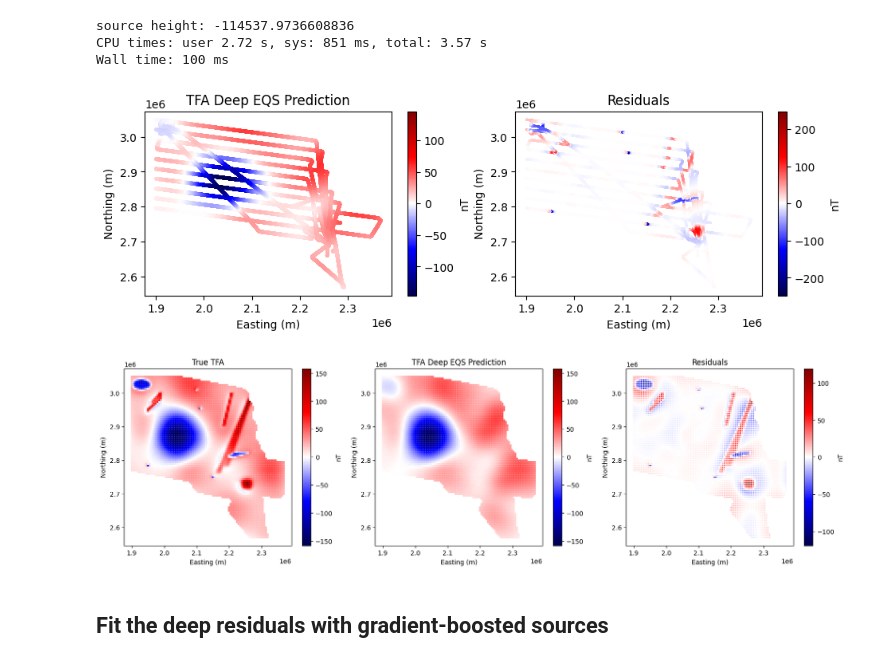
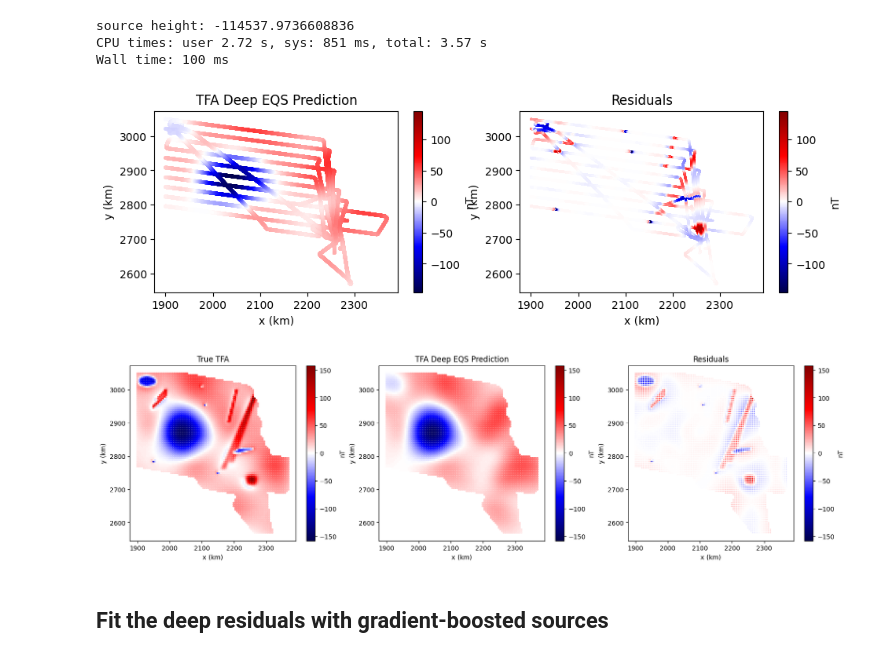
Before and after one commit to compgeolab/eqs-magnetic-dual-layer, a Jupyter notebook: code/06_icegrav_synthetic.ipynb, the cells around one changed output. Drawn from its saved outputs; the diff is of its cells as text; code cells hidden in the pictures.

```diff
--- a/code/06_icegrav_synthetic.ipynb
+++ b/code/06_icegrav_synthetic.ipynb
@@ -458,48 +463,48 @@ Wall time: 100 ms
 # %%
 plt.figure(figsize=(11,3))
 plt.subplot(1,2,1)
 scale_tfa_deep = vd.maxabs(tfa_deep)
-plt.scatter(*coordinates[:2], c=tfa_deep, cmap="seismic", s=5, vmin=-scale_tfa_deep, vmax=scale_tfa_deep)
+plt.scatter(*coordinates_km[:2], c=tfa_deep, cmap="seismic", s=5, vmin=-scale_tfa_deep, vmax=scale_tfa_deep)
 plt.title("TFA Deep EQS Prediction")
-plt.xlabel("Easting (m)")
-plt.ylabel("Northing (m)")
+plt.xlabel("x (km)")
+plt.ylabel("y (km)")
 plt.colorbar(label="nT")
 
 plt.subplot(1,2,2)
 scale_tfa_residuals = vd.maxabs(tfa_residuals)
-plt.scatter(*coordinates[:2], c=tfa_residuals, cmap="seismic", s=1, vmin=-scale_tfa_residuals, vmax=scale_tfa_residuals)
+plt.scatter(*coordinates_km[:2], c=tfa_residuals, cmap="seismic", s=1, vmin=-scale_tfa_deep, vmax=scale_tfa_deep)
 plt.title("Residuals")
-plt.xlabel("Easting (m)")
-plt.ylabel("Northing (m)")
+plt.xlabel("x (km)")
+plt.ylabel("y (km)")
 plt.colorbar(label="nT")
 plt.show()
 # %% [output]
-[figure, old version]
+[figure, new version]
 # %%
 plt.figure(figsize=(20,5))
 plt.subplot(1,3,1)
-plt.scatter(*grid_coords_masked[:2], c=true_tfa, cmap="seismic", s=5, vmin=-scale_true_tfa, vmax=scale_true_tfa)
+plt.scatter(*grid_coords_masked_km[:2], c=true_tfa, cmap="seismic", s=5, vmin=-scale_true_tfa, vmax=scale_true_tfa)
 plt.title("True TFA")
-plt.xlabel("Easting (m)")
-plt.ylabel("Northing (m)")
+plt.xlabel("x (km)")
+plt.ylabel("y (km)")
 plt.colorbar(label="nT")
 plt.subplot(1,3,2)
 # scale = vd.maxabs(tfa_deep_grid)
-plt.scatter(*grid_coords_masked[:2], c=tfa_deep_grid, cmap="seismic", s=5, vmin=-scale_true_tfa, vmax=scale_true_tfa)
+plt.scatter(*grid_coords_masked_km[:2], c=tfa_deep_grid, cmap="seismic", s=5, vmin=-scale_true_tfa, vmax=scale_true_tfa)
 plt.title("TFA Deep EQS Prediction")
-plt.xlabel("Easting (m)")
-plt.ylabel("Northing (m)")
+plt.xlabel("x (km)")
+plt.ylabel("y (km)")
 plt.colorbar(label="nT")
 plt.subplot(1,3,3)
 scale_tfa_residual_grid = vd.maxabs(tfa_residuals_grid)
-plt.scatter(*grid_coords_masked[:2], c=tfa_residuals_grid, cmap="seismic", s=1, vmin=-scale_tfa_residual_grid, vmax=scale_tfa_residual_grid)
+plt.scatter(*grid_coords_masked_km[:2], c=tfa_residuals_grid, cmap="seismic", s=1, vmin=-scale_true_tfa, vmax=scale_true_tfa)
 plt.title("Residuals")
-plt.xlabel("Easting (m)")
-plt.ylabel("Northing (m)")
+plt.xlabel("x (km)")
+plt.ylabel("y (km)")
 plt.colorbar(label="nT")
 plt.show()
 # %% [output]
-[figure, old version]
+[figure, new version]
 # %% [markdown]
 ## Fit the deep residuals with gradient-boosted sources
 # %%
```
Also changed, not shown: parts of 5 cells of this notebook, 1 other file.
